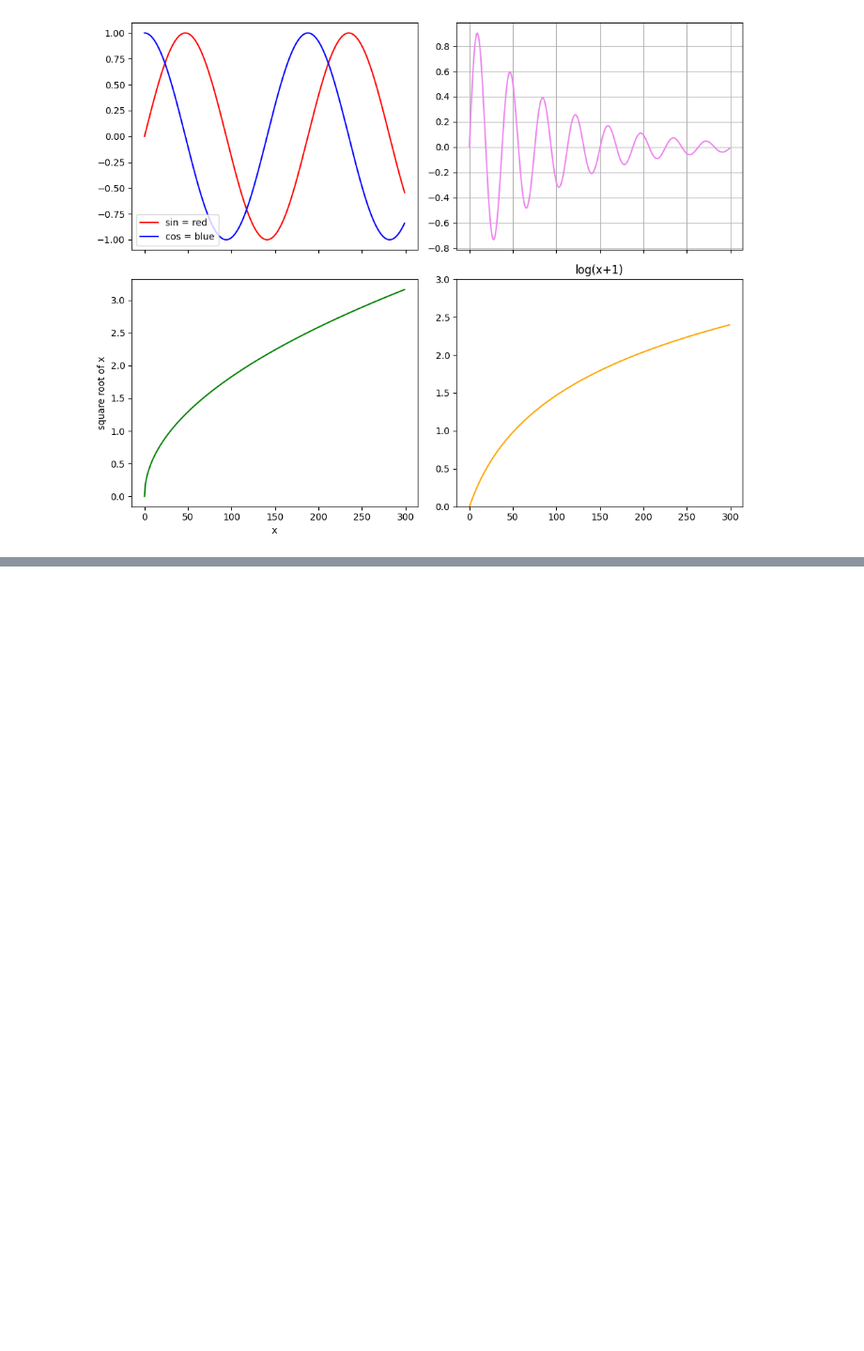
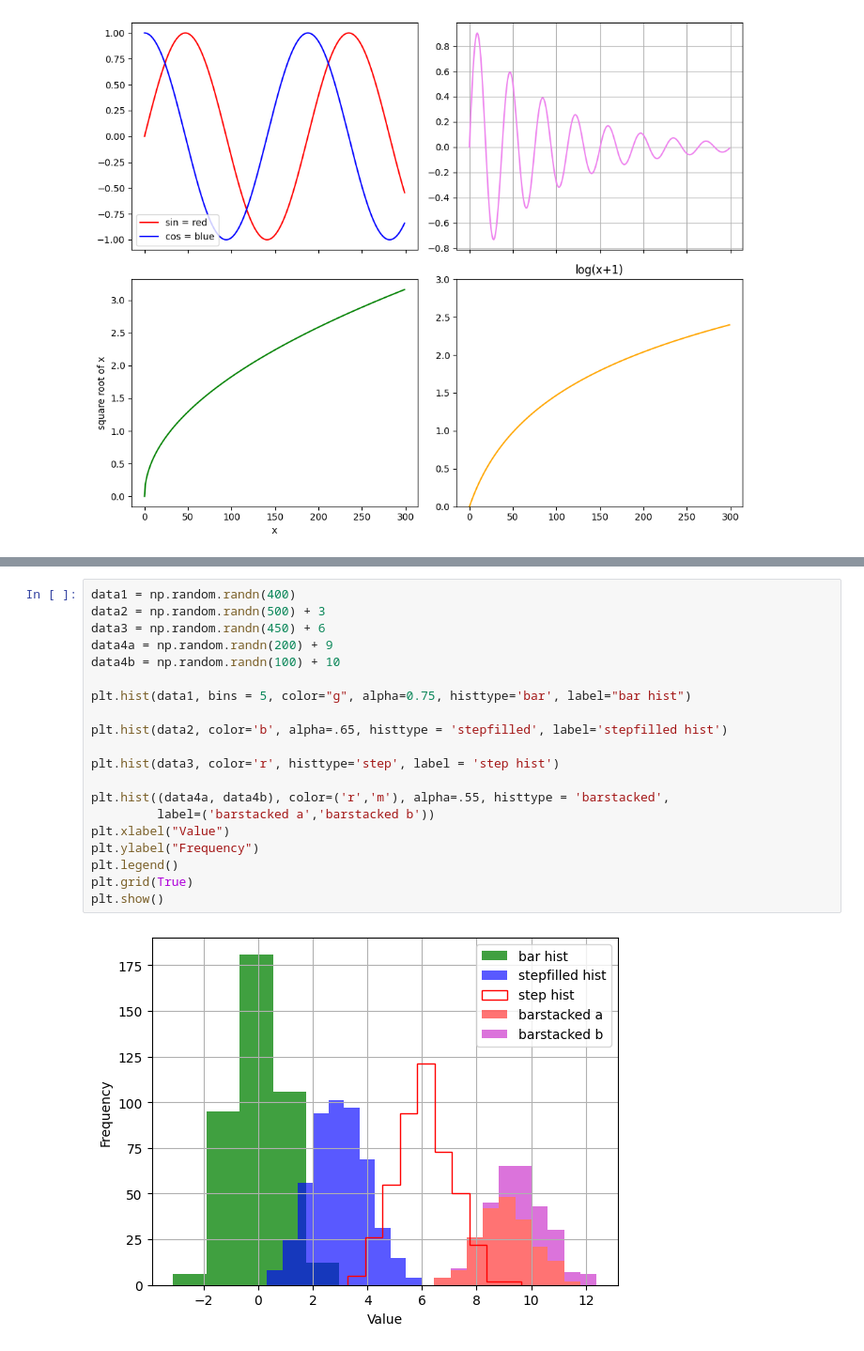
Before and after one commit to woofingforyou/Hands-On-Machine-Learning, a Jupyter notebook: tutorials/Matplotlib/matplotlib.ipynb, the cells around one changed output, grey strips where cells are left out. Shown: that part at 94% size. Drawn from its saved outputs; the diff is of its cells as text; blank space fills up the shorter version.

```diff
--- a/tutorials/Matplotlib/matplotlib.ipynb
+++ b/tutorials/Matplotlib/matplotlib.ipynb
@@ -140,0 +216,22 @@ plt.show()
+# %%
+data1 = np.random.randn(400)
+data2 = np.random.randn(500) + 3
+data3 = np.random.randn(450) + 6
+data4a = np.random.randn(200) + 9
+data4b = np.random.randn(100) + 10
+
+plt.hist(data1, bins = 5, color="g", alpha=0.75, histtype='bar', label="bar hist")
+
+plt.hist(data2, color='b', alpha=.65, histtype = 'stepfilled', label='stepfilled hist')
+
+plt.hist(data3, color='r', histtype='step', label = 'step hist')
+
+plt.hist((data4a, data4b), color=('r','m'), alpha=.55, histtype = 'barstacked',
+         label=('barstacked a','barstacked b'))
+plt.xlabel("Value")
+plt.ylabel("Frequency")
+plt.legend()
+plt.grid(True)
+plt.show()
+# %% [output]
+[figure, added]
```
Also changed, not shown: parts of 3 cells of this notebook, 1 other file.
